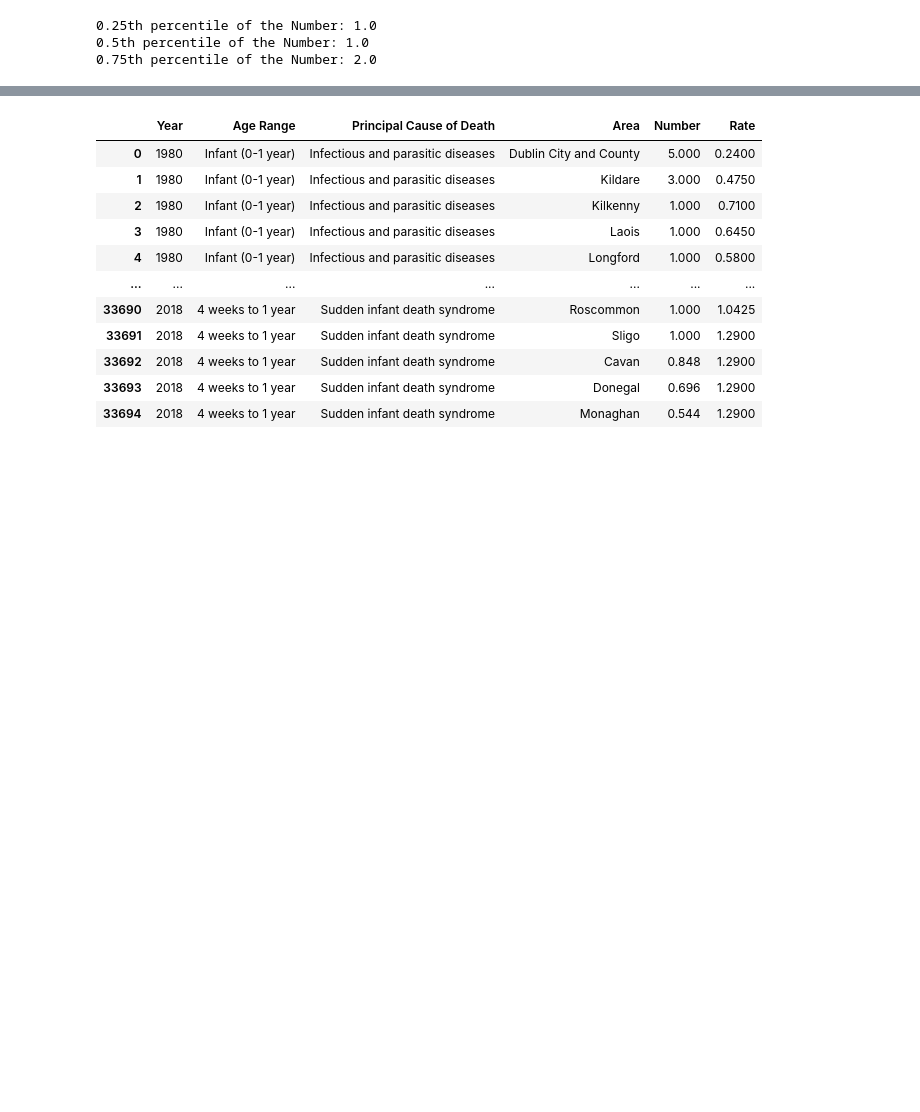
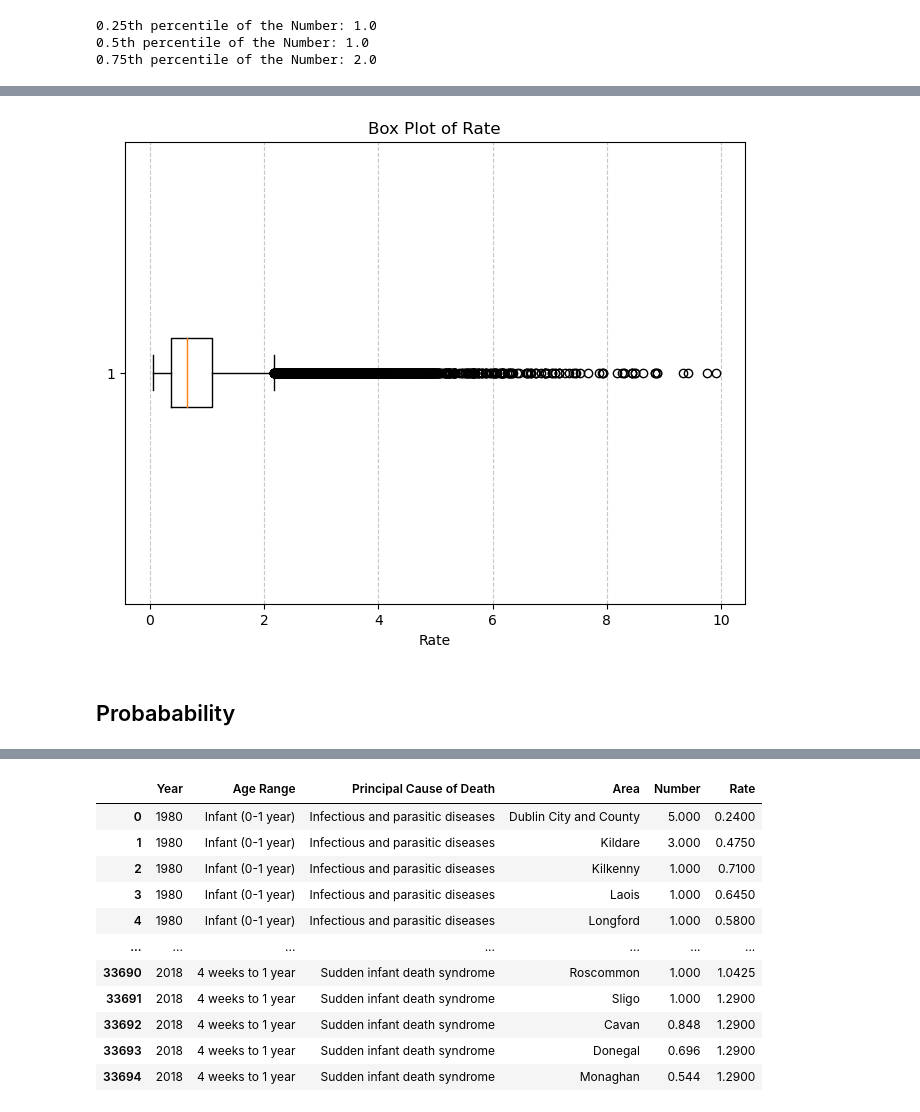
Before and after one commit to Paolacrir/CA1, a Jupyter notebook: Statistic.ipynb, the cells around one changed output, grey strips where cells are left out. Drawn from its saved outputs; the diff is of its cells as text; code cells hidden in the pictures; blank space fills up the shorter version.

```diff
--- a/Statistic.ipynb
+++ b/Statistic.ipynb
@@ -304,0 +280,13 @@ from scipy.stats import skew
+# %%
+plt.figure(figsize=(8, 6))
+plt.boxplot(Mortality_rate["Rate"], vert=False)
+plt.title("Box Plot of Rate")
+plt.xlabel("Rate")
+plt.grid(axis='x', linestyle='--', alpha=0.7)
+
+# Show the plot
+plt.show()
+# %% [output]
+[figure, added]
+# %% [markdown]
+## Probabability
```
Also changed, not shown: parts of 53 cells of this notebook.
